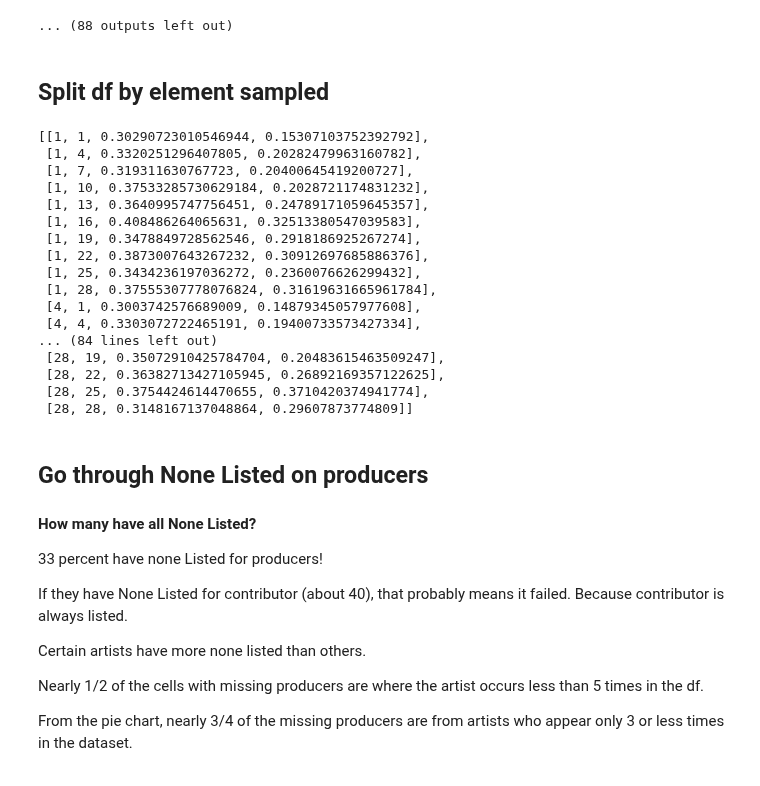
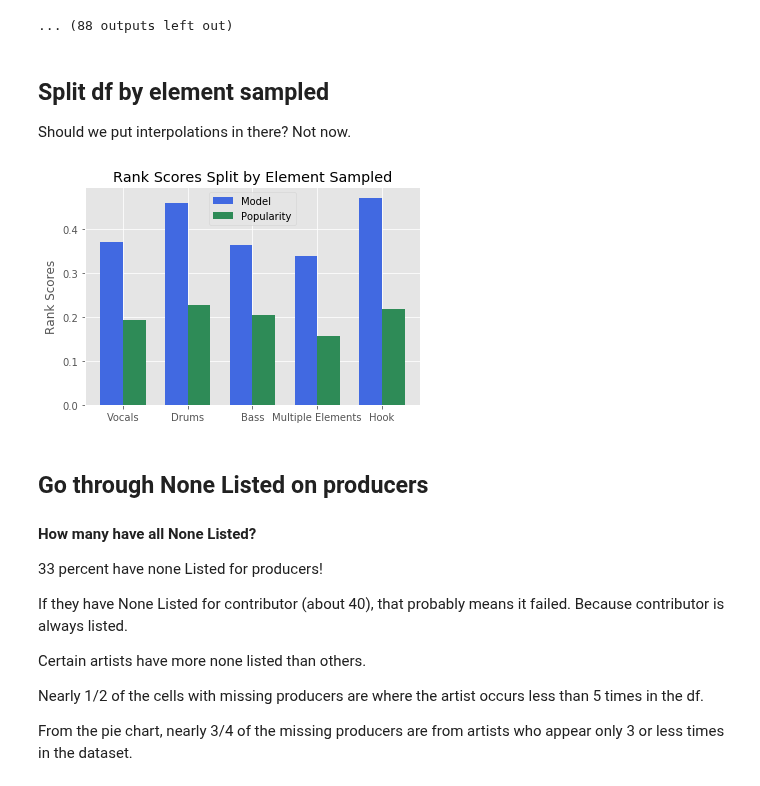
Before and after one commit to Jesse-Kerr/recordmender, a Jupyter notebook: model_understanding.ipynb, the cells around one changed output. Drawn from its saved outputs; the diff is of its cells as text; code cells hidden in the pictures.

```diff
--- a/model_understanding.ipynb
+++ b/model_understanding.ipynb
@@ -261,16 +281,20 @@ vals
 # %%
+# Look up factors between 2 and 400
+
+iterations = [range(10, 210, 40)]
 vals = []
 
-for factors in range(2, 20, 2):
+for iteration in iterations:
 
     rank_score, pop_rank_score = get_rank_and_pop_score_from_train_test_model(
-    train, test, user_inds, item_inds, factors)
+    train, test, user_inds, item_inds, 12, regularization)
 
-    vals.append([factors, rank_score, pop_rank_score])
+    vals.append([iteration, rank_score, pop_rank_score])
 
 fig, ax = plt.subplots()
 
-ax.plot(range(2, 20, 2), [val[1] for val in vals], label = "Rank Score")
-ax.plot(range(2, 20, 2), [val[2] for val in vals], label = "Pop_Rank-Score")
+ax.plot(iterations, [val[1] for val in vals], label = "Rank Score")
+ax.plot(iterations, [val[2] for val in vals], label = "Pop_Rank-Score")
 ax.legend(loc = 'best')
+ax.annotate(xy = (12, .325), s = "12 factors")
 _ = ax.set(ylabel = "Rank Score", xlabel = "Number of Factors")
@@ -331,23 +353,5 @@ Model rank score: 0.3303072722465191
 ... (88 outputs left out)
 # %% [markdown]
 ## Split df by element sampled
+
+Should we put interpolations in there? Not now.
-# %%
-vals
-# %% [output]
-[[1, 1, 0.30290723010546944, 0.15307103752392792],
- [1, 4, 0.3320251296407805, 0.20282479963160782],
- [1, 7, 0.319311630767723, 0.20400645419200727],
- [1, 10, 0.37533285730629184, 0.2028721174831232],
- [1, 13, 0.3640995747756451, 0.24789171059645357],
- [1, 16, 0.408486264065631, 0.32513380547039583],
- [1, 19, 0.3478849728562546, 0.2918186925267274],
- [1, 22, 0.3873007643267232, 0.30912697685886376],
- [1, 25, 0.3434236197036272, 0.2360076626299432],
- [1, 28, 0.37555307778076824, 0.31619631665961784],
- [4, 1, 0.3003742576689009, 0.14879345057977608],
- [4, 4, 0.3303072722465191, 0.19400733573427334],
-... (84 lines left out)
- [28, 19, 0.35072910425784704, 0.20483615463509247],
- [28, 22, 0.36382713427105945, 0.26892169357122625],
- [28, 25, 0.3754424614470655, 0.3710420374941774],
- [28, 28, 0.3148167137048864, 0.29607873774809]]
@@ -354,3 +382,27 @@ vals
+# %%
+ax.bar(height = rank_scores, x = labels)
+ax.bar(height = pop_scores, x = labels)
+labels = ['Vocals', 'Drums', 'Bass', 'Multiple Elements', 'Hook']
+
+N = 5
+
+ind = np.arange(N)  # the x locations for the groups
+width = 0.35       # the width of the bars
+
+fig = plt.figure()
+ax = fig.add_subplot(111)
+rects1 = ax.bar(ind, rank_scores, width, color='royalblue')
+rects2 = ax.bar(ind+width, pop_scores, width, color='seagreen')
+
+# add some
+ax.set_ylabel('Rank Scores')
+ax.set_title('Rank Scores Split by Element Sampled')
+ax.set_xticks(ind + width / 2)
+ax.set_xticklabels( labels )
+
+_ = ax.legend( (rects1[0], rects2[0]), ('Model', 'Popularity') )
+# %% [output]
+[figure, added]
 # %% [markdown]
 ## Go through None Listed on producers
 
```
Also changed, not shown: parts of 16 cells of this notebook, 4 other files.
